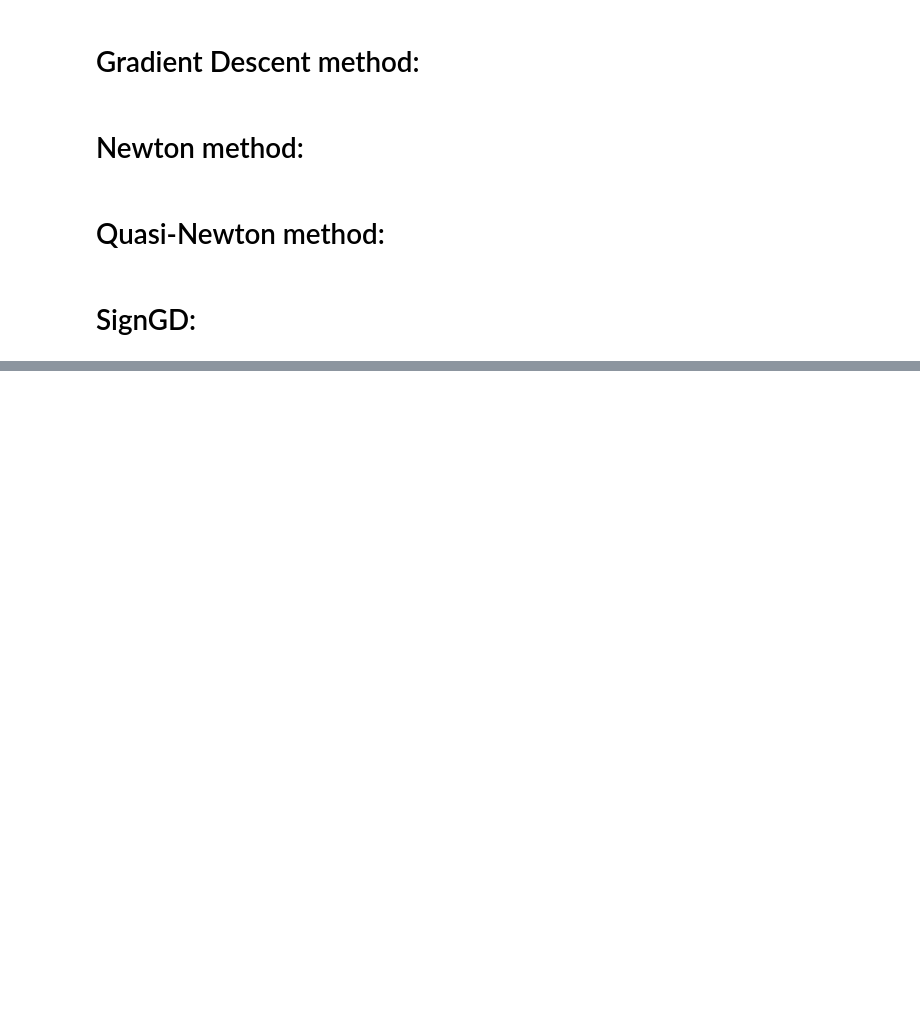
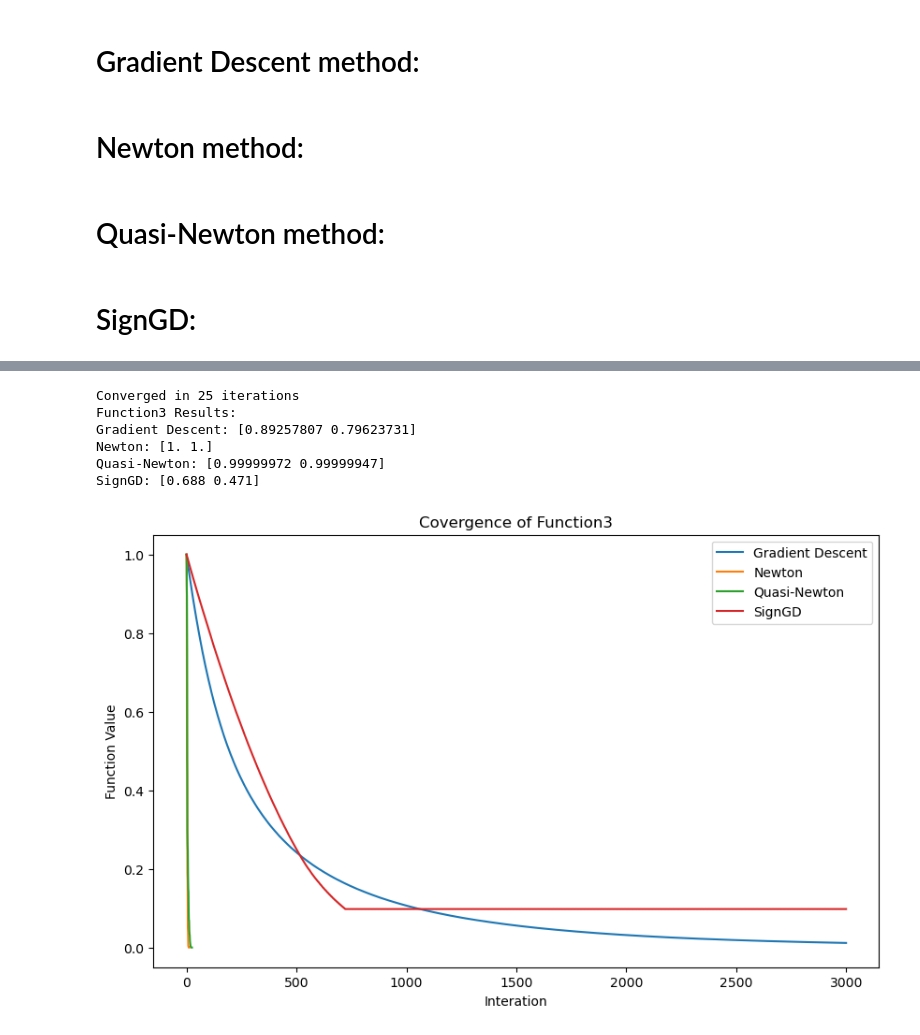
Before and after one commit to RogerRogerUSC/CISC820-Project2, a Jupyter notebook: project2_main.ipynb, the cells around one changed output, grey strips where cells are left out. Saved outputs shown, nothing was run; the diff lists cells and outputs as text; code cells hidden in the pictures; blank space fills up the shorter version.

```diff
--- a/project2_main.ipynb
+++ b/project2_main.ipynb
@@ -209,0 +273,39 @@ Gradient Descent: [2.51972178e-01 9.38276105e-02 2.58355171e-01 4.11889248e-01
+# %%
+# ----- Function3 -----
+gd_result_f3, gd_history_f3 = gradient_descent(
+    function3, grad_function3, x0_f3, alpha=0.001, max_iter=3000
+)
+newton_result_f3, newton_history_f3 = newton_method(
+    function3, grad_function3, hessian_function3, x0_f3, max_iter=500
+)
+quasi_newton_result_f3, quasi_newton_history_f3 = quasi_newton(
+    function3, grad_function3, x0_f3, max_iter=500
+)
+signgd_result_f3, signgd_history_f3 = signgd(
+    function3, grad_function3, x0_f3, alpha=0.001, max_iter=3000
+)
+
+print("Function3 Results:")
+print("Gradient Descent:", gd_result_f3)
+print("Newton:", newton_result_f3)
+print("Quasi-Newton:", quasi_newton_result_f3)
+print("SignGD:", signgd_result_f3)
+
+plt.figure(figsize=(10, 6))
+plt.plot(gd_history_f3, label="Gradient Descent")
+plt.plot(newton_history_f3, label="Newton")
+plt.plot(quasi_newton_history_f3, label="Quasi-Newton")
+plt.plot(signgd_history_f3, label="SignGD")
+plt.xlabel("Interation")
+plt.ylabel("Function Value")
+plt.title("Covergence of Function3")
+plt.legend()
+plt.show()
+# %% [output]
+Converged in 25 iterations
+Function3 Results:
+Gradient Descent: [0.89257807 0.79623731]
+Newton: [1. 1.]
+Quasi-Newton: [0.99999972 0.99999947]
+SignGD: [0.688 0.471]
+[figure, added]
```
Also changed, not shown: parts of 2 cells of this notebook.
